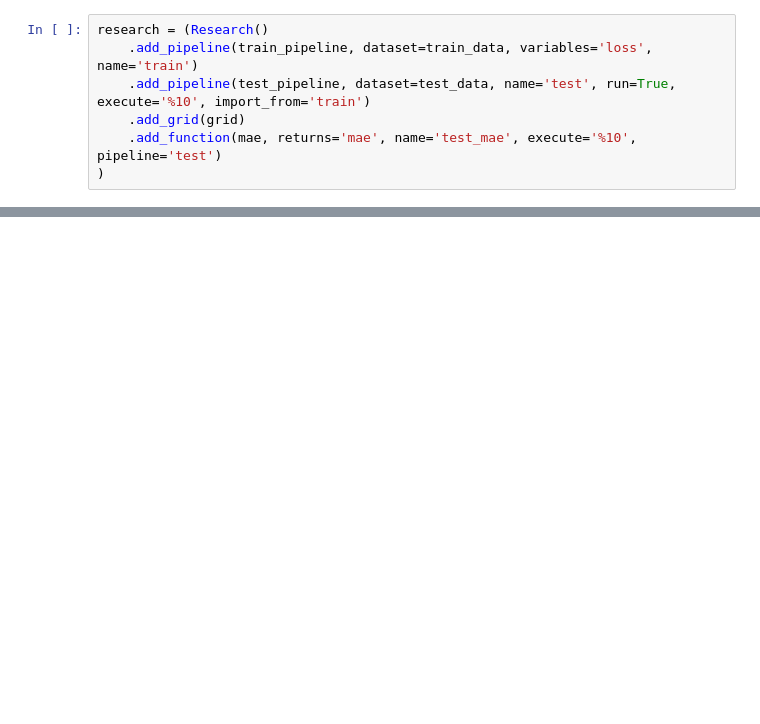
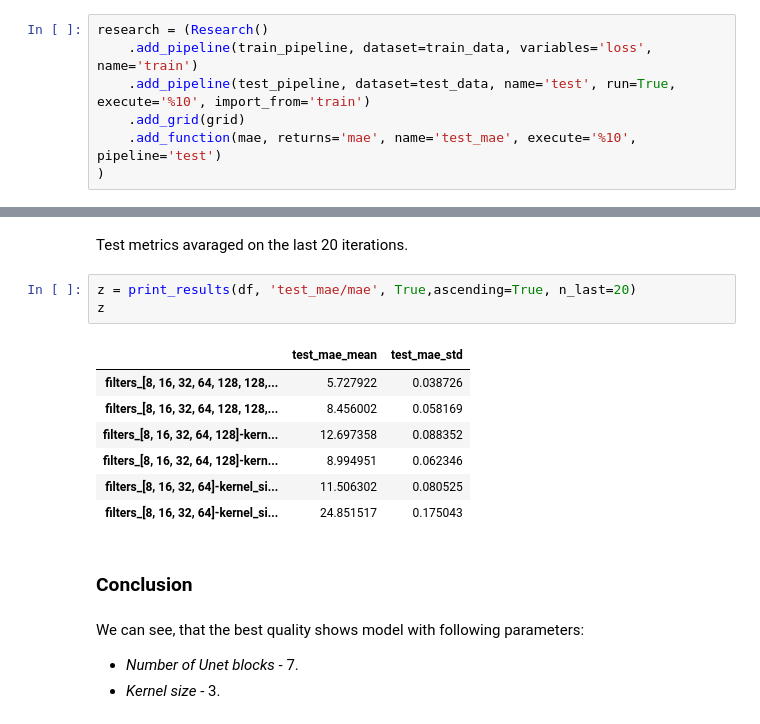
Before and after one commit to learnserd/SeismicPro, a Jupyter notebook: models/First_break_picking/1d_CNN/research.ipynb, the cells around one changed output, grey strips where cells are left out. Saved outputs shown, nothing was run; the diff lists cells and outputs as text; blank space fills up the shorter version.

```diff
--- a/models/First_break_picking/1d_CNN/research.ipynb
+++ b/models/First_break_picking/1d_CNN/research.ipynb
@@ -99,0 +152,19 @@ show_research(results, layout=['train/loss', 'test_mae/mae'], average_repetition
+# %% [markdown]
+Test metrics avaraged on the last 20 iterations.
+# %%
+z = print_results(df, 'test_mae/mae', True,ascending=True, n_last=20)
+z
+# %% [output]
+|  | test_mae_mean | test_mae_std |
+| filters_[8, 16, 32, 64, 128, 128,... | 5.727922 | 0.038726 |
+| filters_[8, 16, 32, 64, 128, 128,... | 8.456002 | 0.058169 |
+| filters_[8, 16, 32, 64, 128]-kern... | 12.697358 | 0.088352 |
+| filters_[8, 16, 32, 64, 128]-kern... | 8.994951 | 0.062346 |
+| filters_[8, 16, 32, 64]-kernel_si... | 11.506302 | 0.080525 |
+| filters_[8, 16, 32, 64]-kernel_si... | 24.851517 | 0.175043 |
+# %% [markdown]
+### Conclusion
+# %% [markdown]
+We can see, that the best quality shows model with following parameters:
+* _Number of Unet blocks_ - 7.
+* _Kernel size_ - 3.
```
Also changed, not shown: parts of 22 cells of this notebook, 4 other files.
